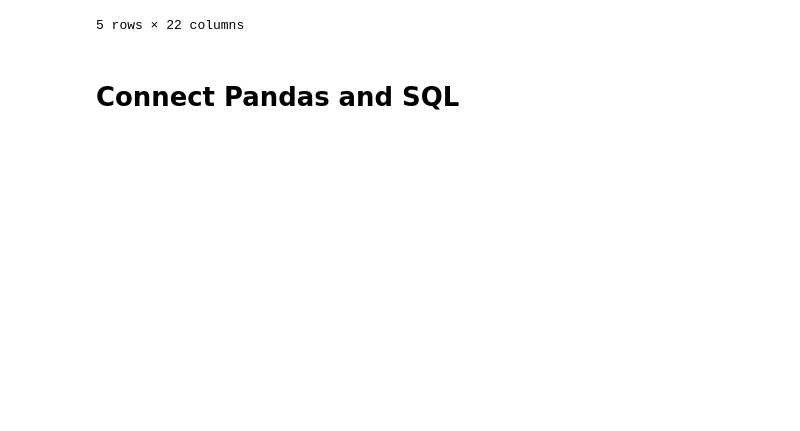
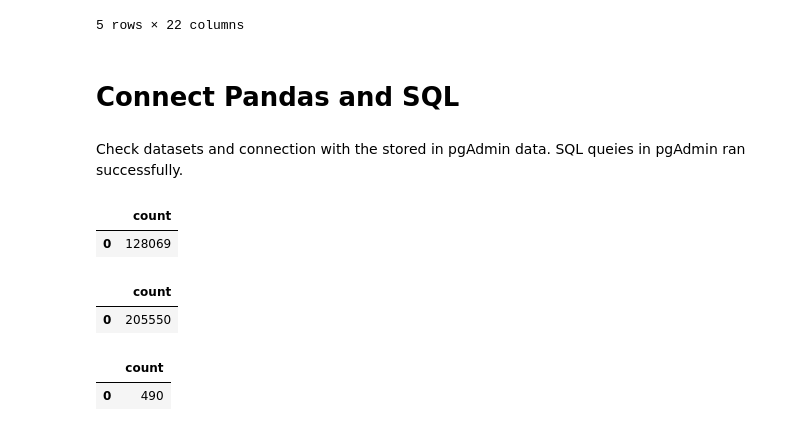
Before and after one commit to Deving789/NBA_Final-Project, a Jupyter notebook: NBA_project_SQL_connection.ipynb, the cells around one changed output. Cells and saved outputs as stored; diff of their text form; code cells hidden in the pictures; blank space fills up the shorter version.

```diff
--- a/NBA_project_SQL_connection.ipynb
+++ b/NBA_project_SQL_connection.ipynb
@@ -398,0 +399,24 @@ stats.to_sql(name="3_nba_stats", con=engine,  if_exists='replace', index=False,
+# %% [markdown]
+Check datasets and connection with the stored in pgAdmin data.
+SQL queies in pgAdmin ran successfully.
+# %%
+# check 1st dataset (count by index)
+shot_log_check = pd.read_sql_query('select COUNT(*) FROM "1_nba_shot_logs"',con=engine)
+shot_log_check
+# %% [output]
+|  | count |
+| 0 | 128069 |
+# %%
+#check 2nd dataset
+nba_filtered_14_15_check = pd.read_sql_query('select COUNT(*) FROM "2_nba_location_data"', con=engine)
+nba_filtered_14_15_check
+# %% [output]
+|  | count |
+| 0 | 205550 |
+# %%
+#check 3rd
+stats_check = pd.read_sql_query('select COUNT(*) FROM "3_nba_stats"', con=engine)
+stats_check
+# %% [output]
+|  | count |
+| 0 | 490 |
```
Also changed, not shown: parts of 2 cells of this notebook.
